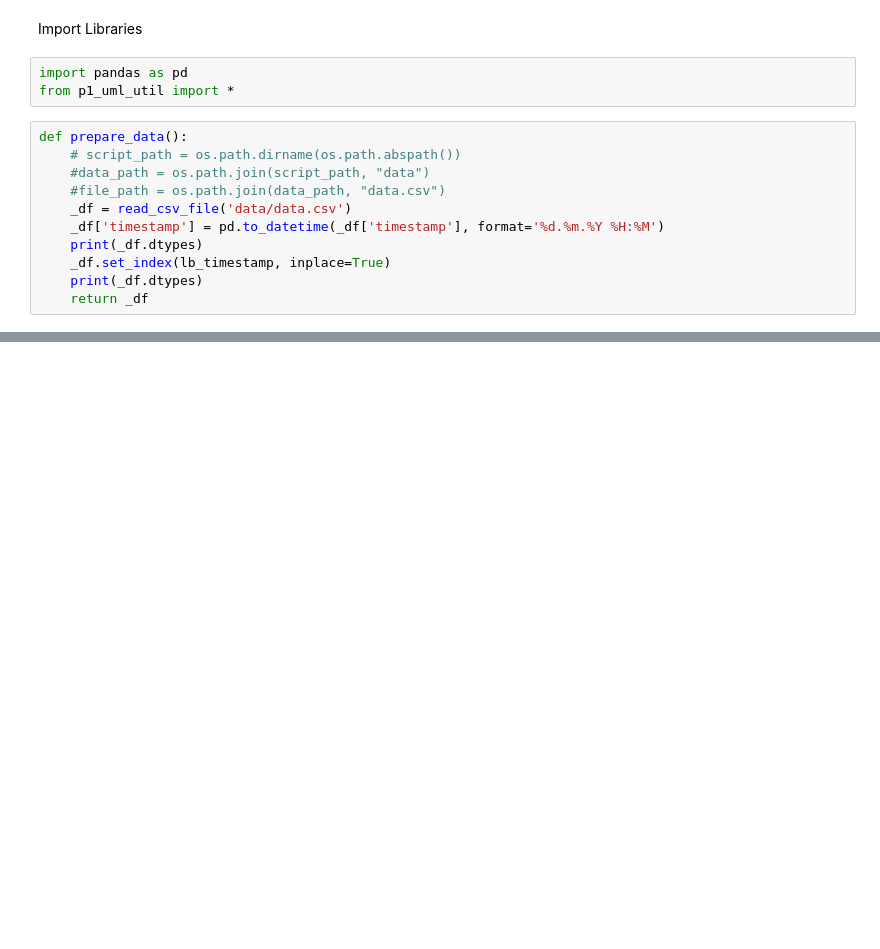
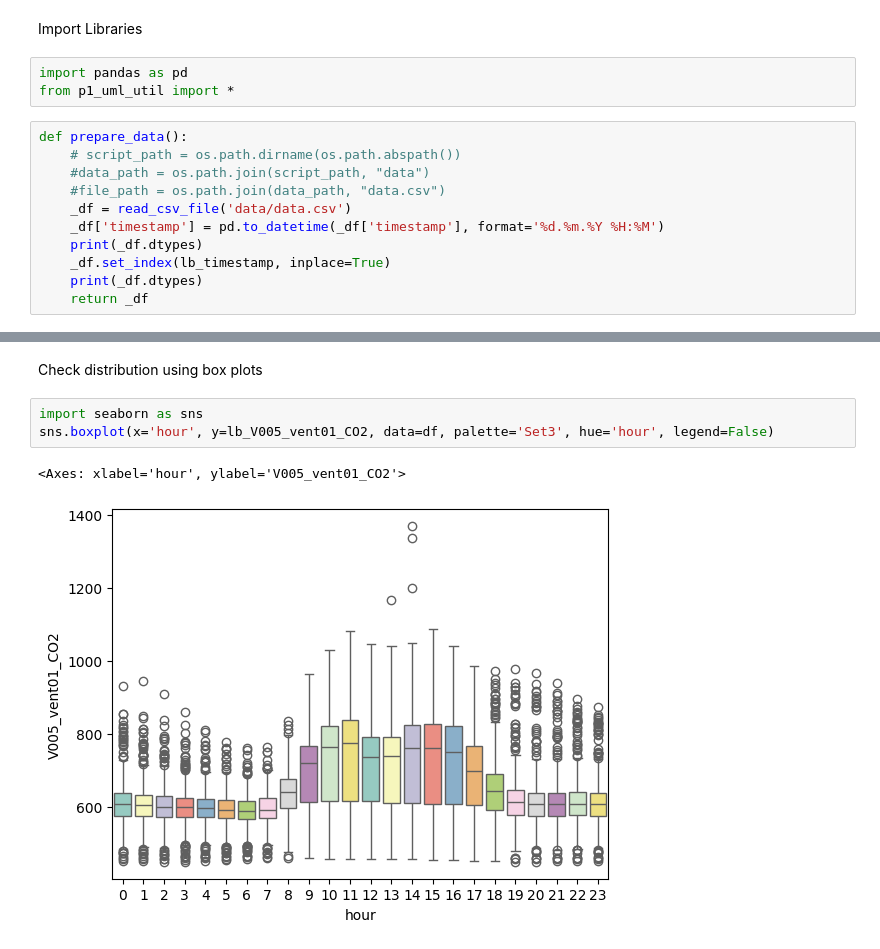
Before and after one commit to Borreguin/WS-USFQ, a Jupyter notebook: Taller3/P1_UML/daniel.ipynb, the cells around one changed output, grey strips where cells are left out. Cells and saved outputs as stored; diff of their text form; blank space fills up the shorter version.

```diff
--- a/Taller3/P1_UML/daniel.ipynb
+++ b/Taller3/P1_UML/daniel.ipynb
@@ -42,0 +68,8 @@ AttributeError: 'function' object has no attribute 'index'
+# %% [markdown]
+Check distribution using box plots
+# %%
+import seaborn as sns
+sns.boxplot(x='hour', y=lb_V005_vent01_CO2, data=df, palette='Set3', hue='hour', legend=False)
+# %% [output]
+<Axes: xlabel='hour', ylabel='V005_vent01_CO2'>
+[figure, added]
```
Also changed, not shown: parts of 7 cells of this notebook.
